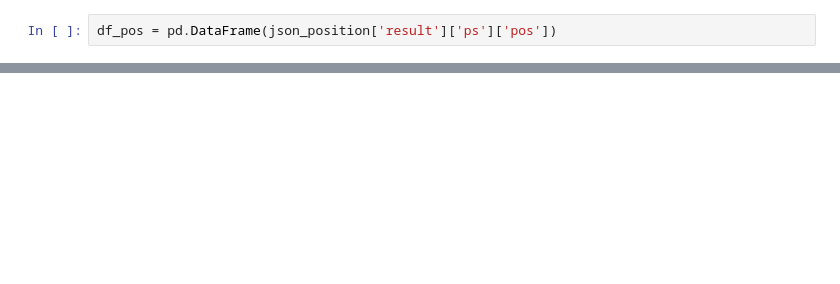
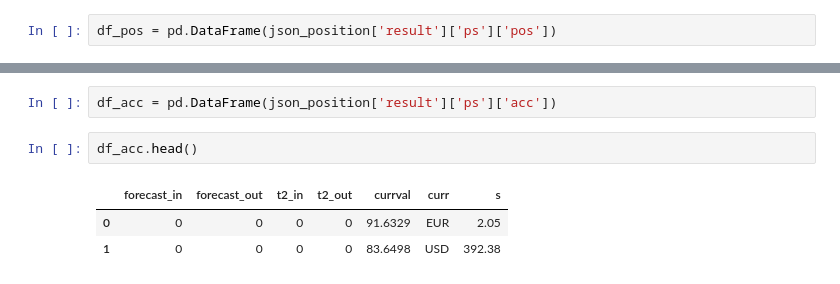
Before and after one commit to kravchukpetr/FinanceProject, a Jupyter notebook: ipynb/Connect to freedom.ipynb, the cells around one changed output, grey strips where cells are left out. Drawn from its saved outputs; the diff is of its cells as text; blank space fills up the shorter version.

```diff
--- a/ipynb/Connect to freedom.ipynb
+++ b/ipynb/Connect to freedom.ipynb
@@ -97,0 +100,8 @@ sum(df_pos['profit_close']), sum(df_pos['mkt_price'])
+# %%
+df_acc = pd.DataFrame(json_position['result']['ps']['acc'])
+# %%
+df_acc.head()
+# %% [output]
+|  | forecast_in | forecast_out | t2_in | t2_out | currval | curr | s |
+| 0 | 0 | 0 | 0 | 0 | 91.6329 | EUR | 2.05 |
+| 1 | 0 | 0 | 0 | 0 | 83.6498 | USD | 392.38 |
```
Also changed, not shown: parts of 12 cells of this notebook, 8 other files.
